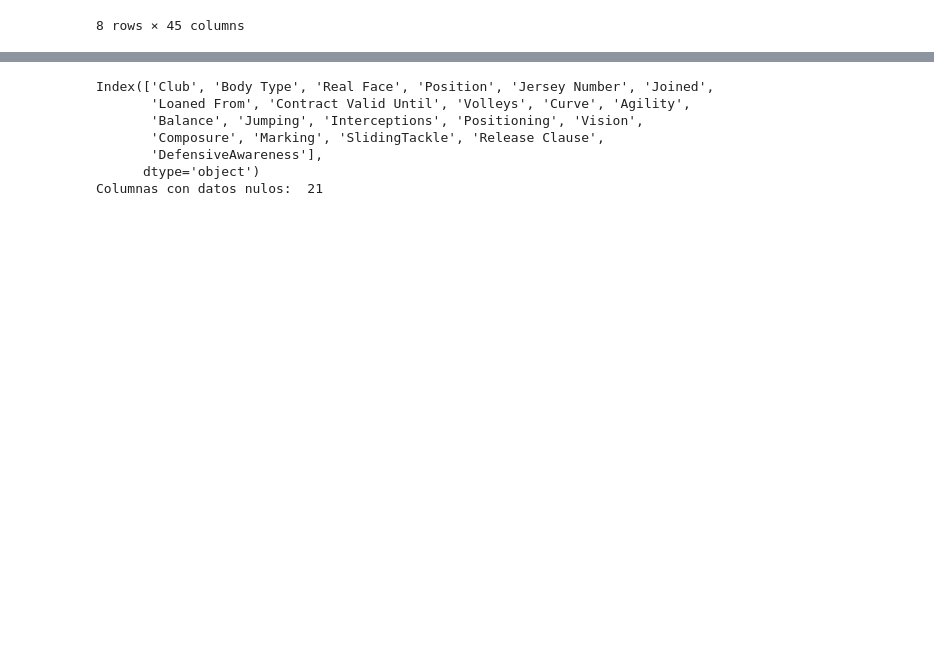
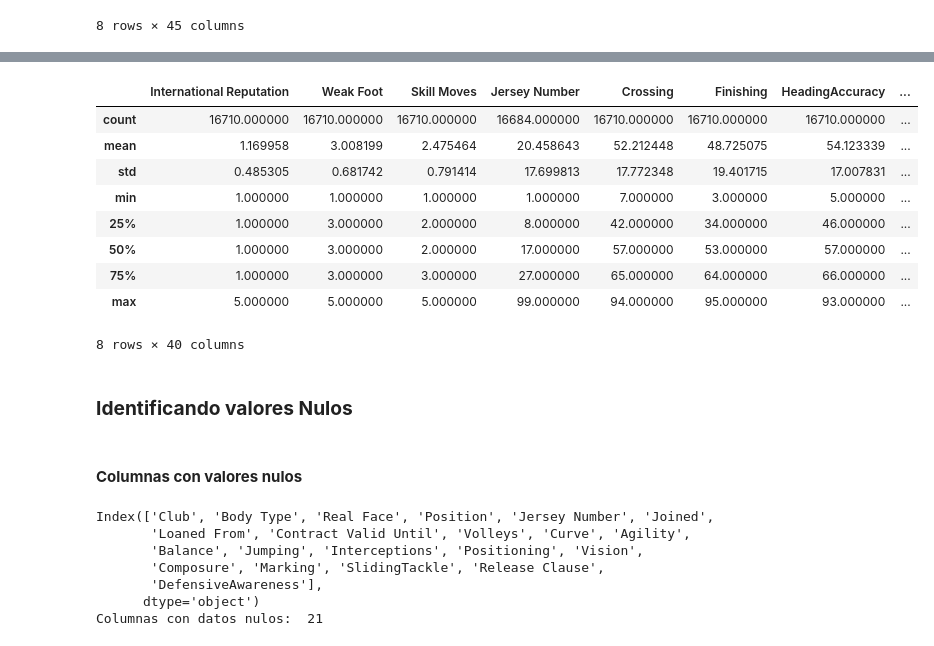
Before and after one commit to BrandonLCC/FIFA_ML_Kedro, a Jupyter notebook: machine-learning-project/notebooks/2_Data_Understanding.ipynb, the cells around one changed output, grey strips where cells are left out. Drawn from its saved outputs; the diff is of its cells as text; code cells hidden in the pictures; blank space fills up the shorter version.

```diff
--- a/machine-learning-project/notebooks/2_Data_Understanding.ipynb
+++ b/machine-learning-project/notebooks/2_Data_Understanding.ipynb
@@ -132,0 +123,3 @@ FIFA22_df.describe()
+# %%
+FIFA22_df.describe(include=float)
+# %% [output]
@@ -133,3 +127,17 @@ FIFA22_df.describe()
+|  | International Reputation | Weak Foot | Skill Moves | Jersey Number | Crossing | Finishing | HeadingAccuracy | ... |
+| count | 16710.000000 | 16710.000000 | 16710.000000 | 16684.000000 | 16710.000000 | 16710.000000 | 16710.000000 | ... |
+| mean | 1.169958 | 3.008199 | 2.475464 | 20.458643 | 52.212448 | 48.725075 | 54.123339 | ... |
+| std | 0.485305 | 0.681742 | 0.791414 | 17.699813 | 17.772348 | 19.401715 | 17.007831 | ... |
+| min | 1.000000 | 1.000000 | 1.000000 | 1.000000 | 7.000000 | 3.000000 | 5.000000 | ... |
+| 25% | 1.000000 | 3.000000 | 2.000000 | 8.000000 | 42.000000 | 34.000000 | 46.000000 | ... |
+| 50% | 1.000000 | 3.000000 | 2.000000 | 17.000000 | 57.000000 | 53.000000 | 57.000000 | ... |
+| 75% | 1.000000 | 3.000000 | 3.000000 | 27.000000 | 65.000000 | 64.000000 | 66.000000 | ... |
+| max | 5.000000 | 5.000000 | 5.000000 | 99.000000 | 94.000000 | 95.000000 | 93.000000 | ... |
+8 rows × 40 columns
+# %% [markdown]
+### **Identificando valores Nulos**
+# %% [markdown]
+#### **Columnas con valores nulos**
 # %%
 columnas_v_nulos = FIFA22_df.columns[FIFA22_df.isnull().any()]
 
```
Also changed, not shown: parts of 25 cells of this notebook, 1 other file.
